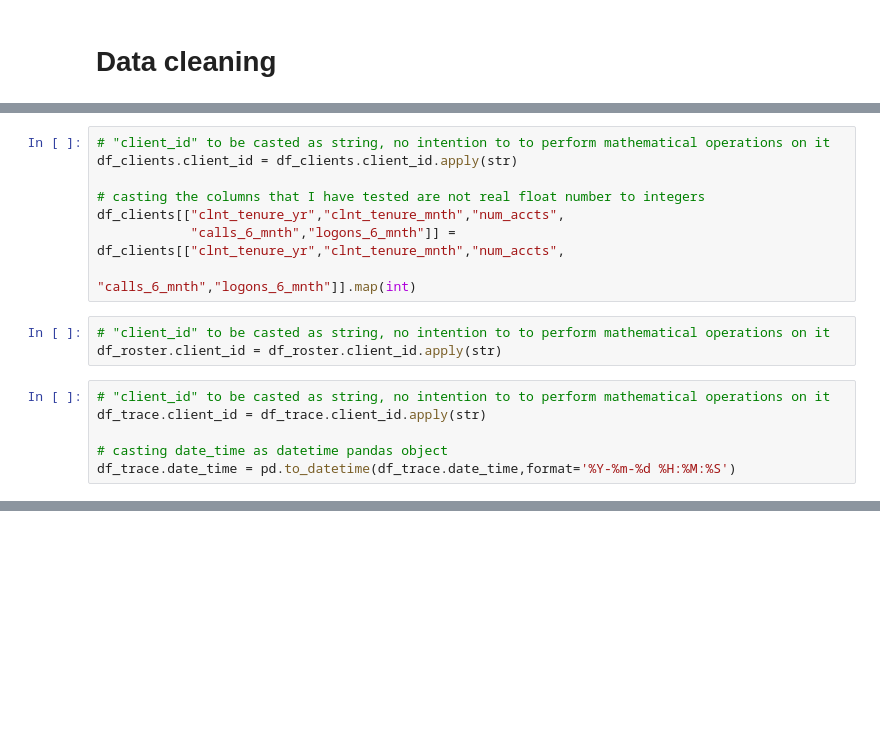
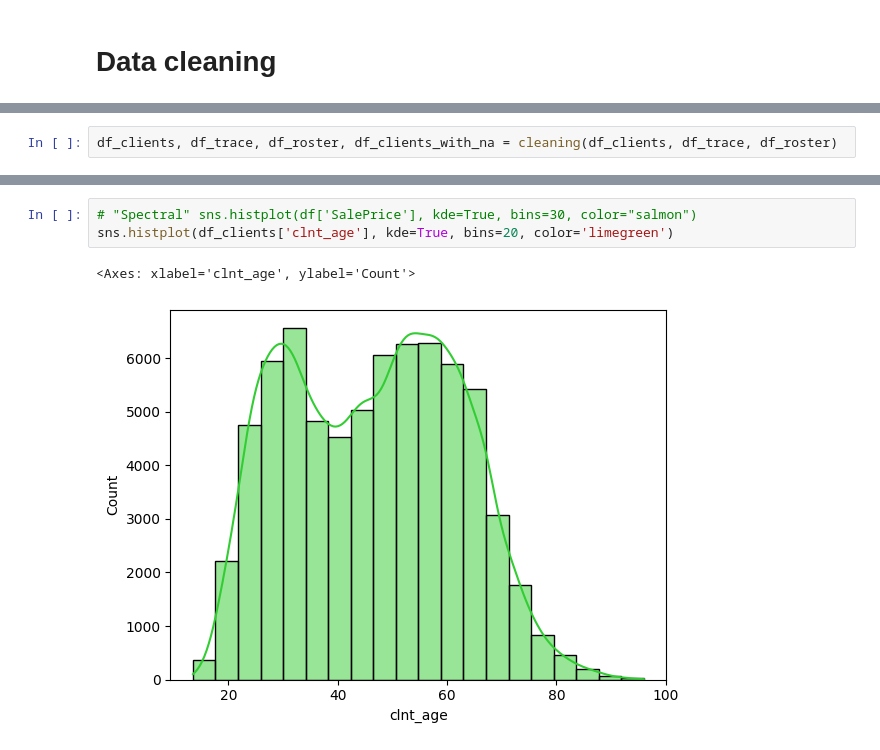
Before and after one commit to dimitsagk/AB_Testing_Analysis, a Jupyter notebook: notebooks/Project_2_02Cleaning+EDA.ipynb, the cells around one changed output, grey strips where cells are left out. Saved outputs shown, nothing was run; the diff lists cells and outputs as text; blank space fills up the shorter version.

Commit message:
EDA for mostly for client profiles, univariate and bivariate. First steps on digital footprint EDA.

```diff
--- a/notebooks/Project_2_02Cleaning+EDA.ipynb
+++ b/notebooks/Project_2_02Cleaning+EDA.ipynb
@@ -57,17 +31,2 @@ dtype: object
-# %%
-# "client_id" to be casted as string, no intention to to perform mathematical operations on it
-df_clients.client_id = df_clients.client_id.apply(str)
-
-# casting the columns that I have tested are not real float number to integers
-df_clients[["clnt_tenure_yr","clnt_tenure_mnth","num_accts",
-            "calls_6_mnth","logons_6_mnth"]] = df_clients[["clnt_tenure_yr","clnt_tenure_mnth","num_accts",
-                                                           "calls_6_mnth","logons_6_mnth"]].map(int)
-# %%
-# "client_id" to be casted as string, no intention to to perform mathematical operations on it
-df_roster.client_id = df_roster.client_id.apply(str)
-# %%
-# "client_id" to be casted as string, no intention to to perform mathematical operations on it
-df_trace.client_id = df_trace.client_id.apply(str)
-
-# casting date_time as datetime pandas object
-df_trace.date_time = pd.to_datetime(df_trace.date_time,format='%Y-%m-%d %H:%M:%S')
+# %%
+df_clients, df_trace, df_roster, df_clients_with_na = cleaning(df_clients, df_trace, df_roster)
@@ -73,0 +103,6 @@ df_trace.date_time = pd.to_datetime(df_trace.date_time,format='%Y-%m-%d %H:%M:%S
+# %%
+# "Spectral" sns.histplot(df['SalePrice'], kde=True, bins=30, color="salmon")
+sns.histplot(df_clients['clnt_age'], kde=True, bins=20, color='limegreen')
+# %% [output]
+<Axes: xlabel='clnt_age', ylabel='Count'>
+[figure, added]
```
Also changed, not shown: parts of 55 cells of this notebook.
